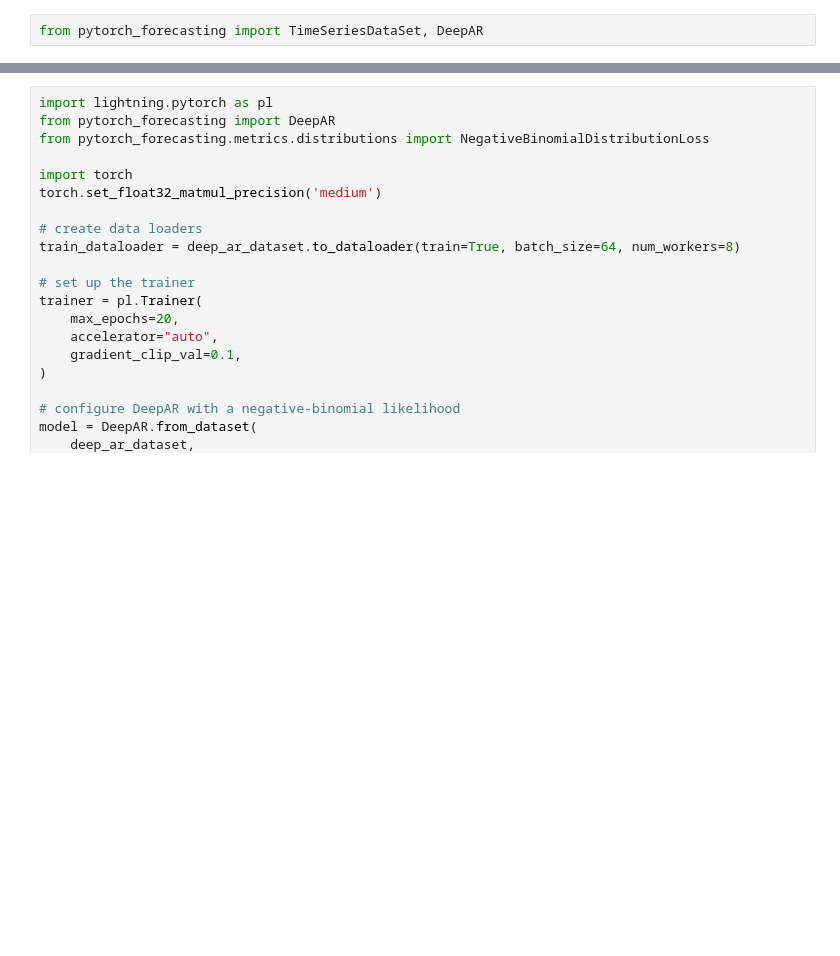
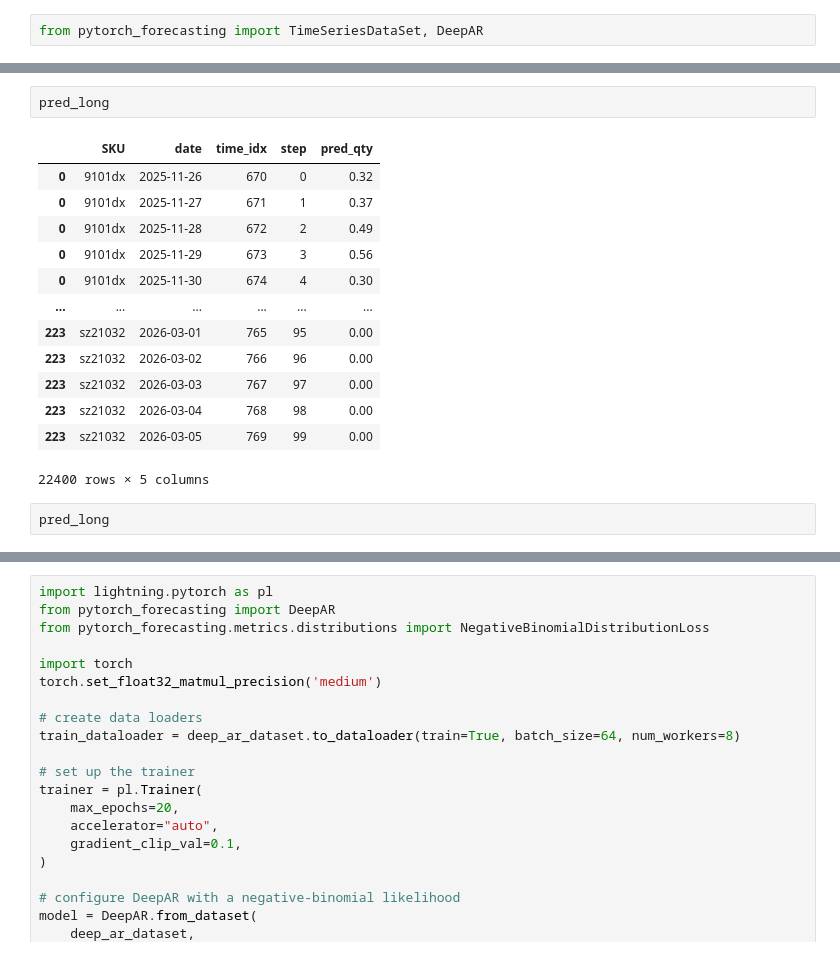
Before and after one commit to seb1ast8ian0/eleo-mind, a Jupyter notebook: packages/backend/src/outgoing/forecast/DeepAR.ipynb, the cells around one changed output, grey strips where cells are left out. Saved outputs shown, nothing was run; the diff lists cells and outputs as text; blank space fills up the shorter version.

```diff
--- a/packages/backend/src/outgoing/forecast/DeepAR.ipynb
+++ b/packages/backend/src/outgoing/forecast/DeepAR.ipynb
@@ -271,0 +356,18 @@ FileNotFoundError: [Errno 2] No such file or directory: '/Users/rhombus19/projec
+# %%
+pred_long
+# %% [output]
+|  | SKU | date | time_idx | step | pred_qty |
+| 0 | 9101dx | 2025-11-26 | 670 | 0 | 0.32 |
+| 0 | 9101dx | 2025-11-27 | 671 | 1 | 0.37 |
+| 0 | 9101dx | 2025-11-28 | 672 | 2 | 0.49 |
+| 0 | 9101dx | 2025-11-29 | 673 | 3 | 0.56 |
+| 0 | 9101dx | 2025-11-30 | 674 | 4 | 0.30 |
+| ... | ... | ... | ... | ... | ... |
+| 223 | sz21032 | 2026-03-01 | 765 | 95 | 0.00 |
+| 223 | sz21032 | 2026-03-02 | 766 | 96 | 0.00 |
+| 223 | sz21032 | 2026-03-03 | 767 | 97 | 0.00 |
+| 223 | sz21032 | 2026-03-04 | 768 | 98 | 0.00 |
+| 223 | sz21032 | 2026-03-05 | 769 | 99 | 0.00 |
+22400 rows × 5 columns
+# %%
+pred_long
```
Also changed, not shown: parts of 10 cells of this notebook.
